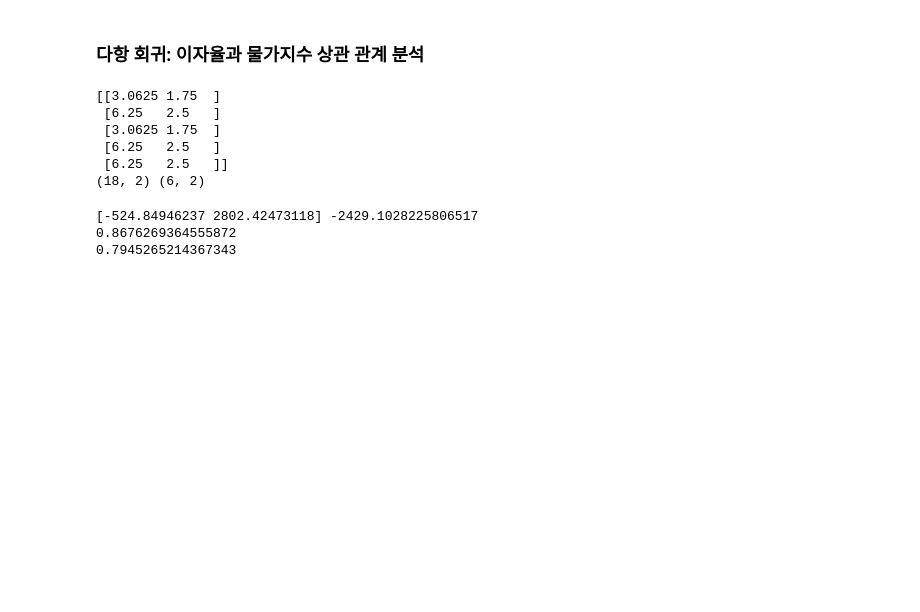
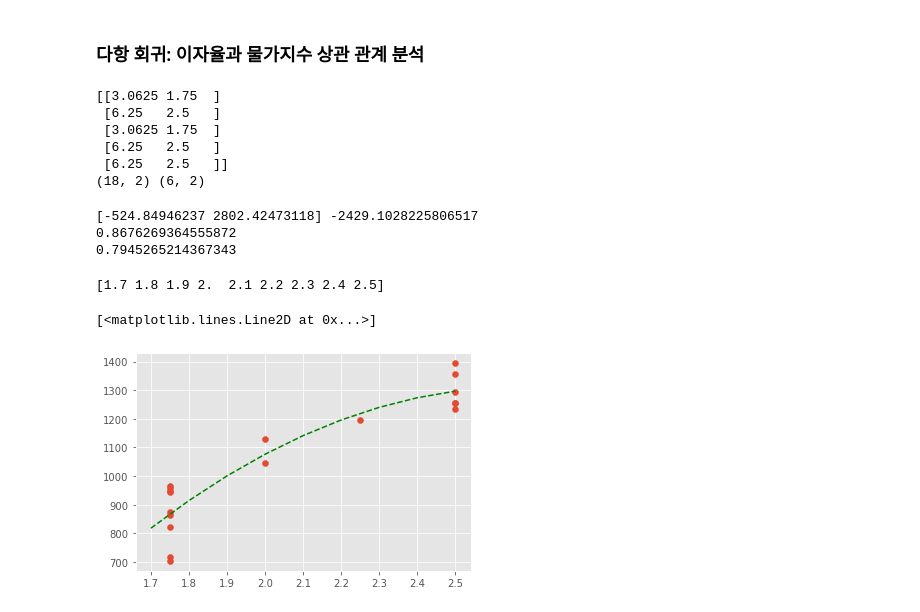
Before and after one commit to qud0511/Machine-Learning, a Jupyter notebook: MLstudy02.ipynb, the cells around one changed output. Saved outputs shown, nothing was run; the diff lists cells and outputs as text; code cells hidden in the pictures; blank space fills up the shorter version.

```diff
--- a/MLstudy02.ipynb
+++ b/MLstudy02.ipynb
@@ -103,3 +104,14 @@ print(lr.score(test_poly, test_target))
 [-524.84946237 2802.42473118] -2429.1028225806517
 0.8676269364555872
 0.7945265214367343
+# %%
+point=np.arange(1.7, 2.6, 0.1)
+print(point)
+
+plt.scatter(train_input, train_target)
+plt.plot(point, -524.84946237*point**2 + 2802.42473118*point -2429.1028225806517,
+color='green', linestyle='--')
+# %% [output]
+[1.7 1.8 1.9 2.  2.1 2.2 2.3 2.4 2.5]
+[<matplotlib.lines.Line2D at 0x...>]
+[figure, added]
```
Also changed, not shown: parts of 9 cells of this notebook.
